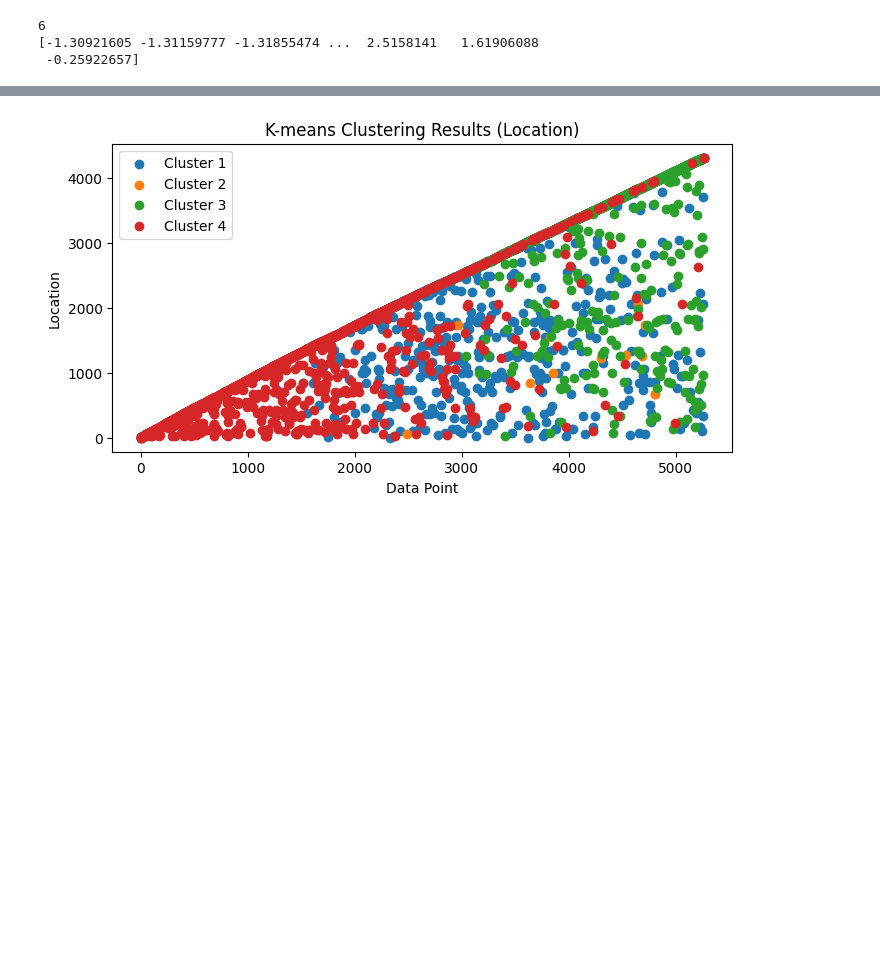
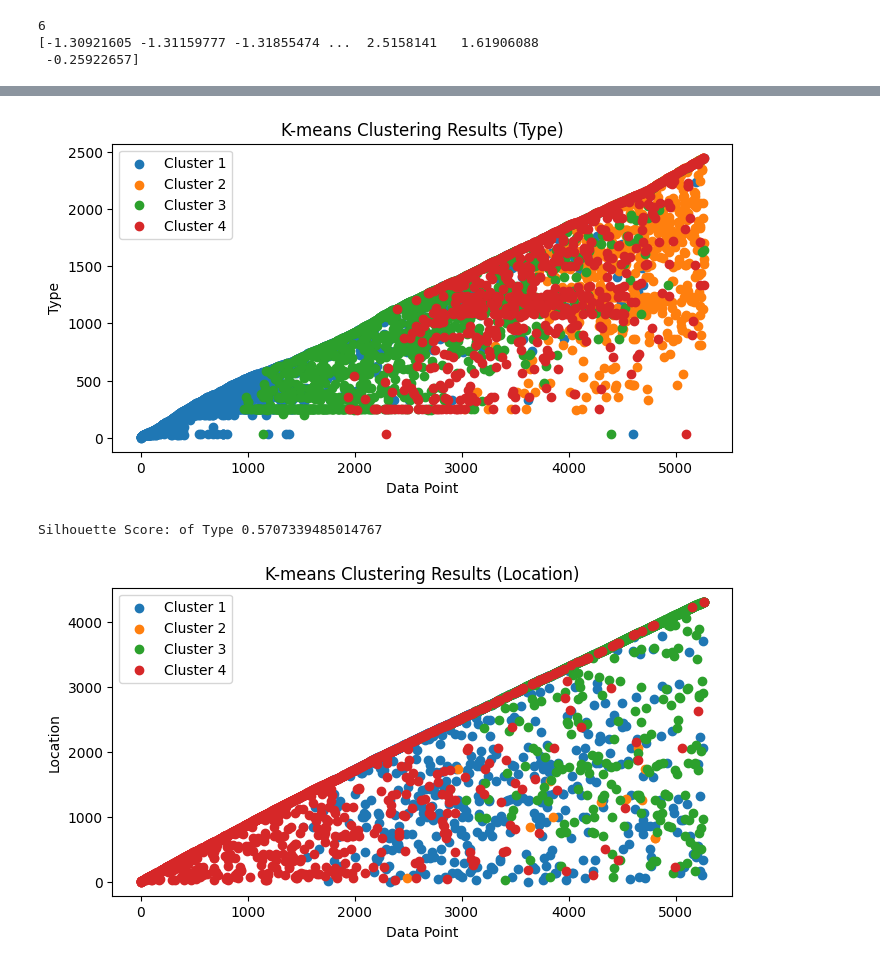
Before and after one commit to bhavyanarnoli/MachineLearning-CSE543, a Jupyter notebook: Assignment2/Unsupervised.ipynb, the cells around one changed output, grey strips where cells are left out. Cells and saved outputs as stored; diff of their text form; code cells hidden in the pictures; blank space fills up the shorter version.

```diff
--- a/Assignment2/Unsupervised.ipynb
+++ b/Assignment2/Unsupervised.ipynb
@@ -743,2 +903,10 @@ Silhoutte score of Type 0.5985443696949306
 # %% [markdown]
 ##### Highest Score for K = 6
+# %%
+Type_column_index = column_names.index('Type')
+print(Type_column_index)
+# Use this index to access the corresponding column in projected_data
+corresponding_column_in_pca = projected_data[:, Type_column_index]
+
+# Print the corresponding column
+print(corresponding_column_in_pca)
@@ -771,3 +1028,62 @@ print(corresponding_column_in_pca)
+# %%
+import numpy as np
+import pandas as pd
+import matplotlib.pyplot as plt
+
+# Load your data into a DataFrame (replace 'data' with your dataset)
+# Make sure to have 'Type' and 'Operator' as columns in your DataFrame
+
+Type_data = projected_data[:, Type_column_index]
+
+K = 4
+
+# Maximum number of iterations
+max_iterations = 1000
+
+# Initialize centroids randomly
+np.random.seed(0)
+centroids = np.random.choice(Type_data, size=K, replace=False)
+
+# Initialize an array to store cluster assignments for each data point
+cluster_assignments = np.zeros(len(Type_data))
+
+#  Iterate until convergence or max iterations
+for iteration in range(max_iterations):
+    # Calculate distances to centroids
+    distances = np.abs(Type_data[:, np.newaxis] - centroids)
+
+    # Assign each data point to the nearest centroid
+    cluster_assignments = np.argmin(distances, axis=1)
+
+    # Update centroids as the mean of data points in each cluster
+    for k in range(K):
+        cluster_data = Type_data[cluster_assignments == k]
+        if len(cluster_data) > 0:
+            centroids[k] = np.mean(cluster_data)
+
+# Add cluster assignments to the original DataFrame
+data['Cluster_Type'] = cluster_assignments
+
+# Create a smaller figure
+plt.figure(figsize=(8, 4))
+
+# Plot the results for the sampled data
+for k in range(K):
+    cluster_data = data[data['Cluster_Type'] == k]
+    plt.scatter(cluster_data.index, cluster_data['Type'], label=f'Cluster {k + 1}')
+
+plt.xlabel('Data Point')
+plt.ylabel('Type')
+plt.title('K-means Clustering Results (Type)')
+plt.legend()
+plt.show()
+# %% [output]
+[figure, added]
+# %%
+silhouette_score = calculate_silhouette_score(Type_data, cluster_assignments, centroids)
+print("Silhouette Score: of Type", silhouette_score)
+# %% [output]
+Silhouette Score: of Type 0.5707339485014767
 # %%
 import numpy as np
 import pandas as pd
```
Also changed, not shown: parts of 20 cells of this notebook, 3 other files.
